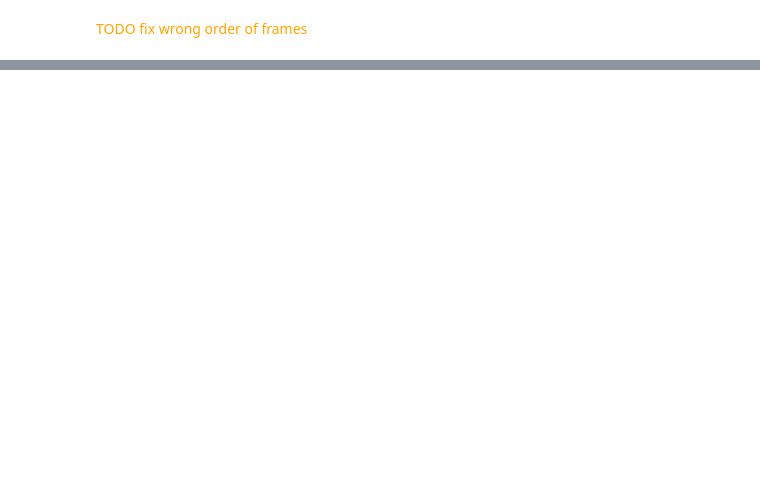
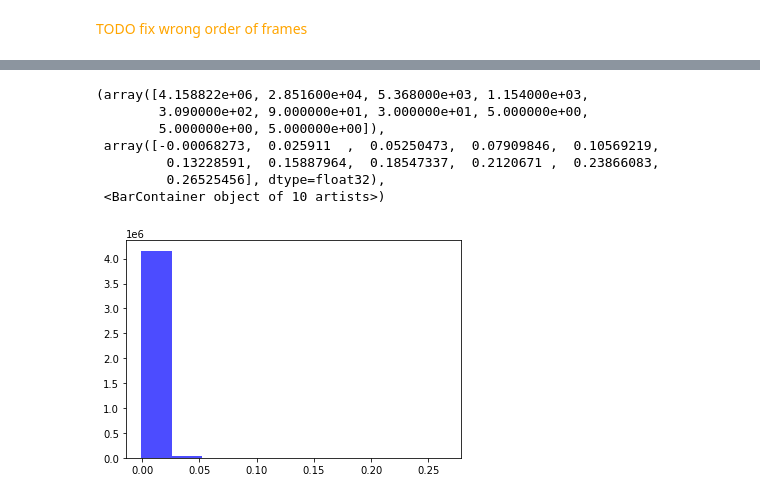
Before and after one commit to ariellubonja/ncar-zarr-code, a Jupyter notebook: zarr_reading/visualize-slices.ipynb, the cells around one changed output, grey strips where cells are left out. Cells and saved outputs as stored; diff of their text form; code cells hidden in the pictures; blank space fills up the shorter version.

```diff
--- a/zarr_reading/visualize-slices.ipynb
+++ b/zarr_reading/visualize-slices.ipynb
@@ -100,0 +136,11 @@ for var in vars:
+# %%
+plt.hist(e_arr.flatten(), bins=10, color='blue', alpha=0.7)
+# %% [output]
+(array([4.158822e+06, 2.851600e+04, 5.368000e+03, 1.154000e+03,
+        3.090000e+02, 9.000000e+01, 3.000000e+01, 5.000000e+00,
+        5.000000e+00, 5.000000e+00]),
+ array([-0.00068273,  0.025911  ,  0.05250473,  0.07909846,  0.10569219,
+         0.13228591,  0.15887964,  0.18547337,  0.2120671 ,  0.23866083,
+         0.26525456], dtype=float32),
+ <BarContainer object of 10 artists>)
+[figure, added]
```
Also changed, not shown: parts of 13 cells of this notebook.
